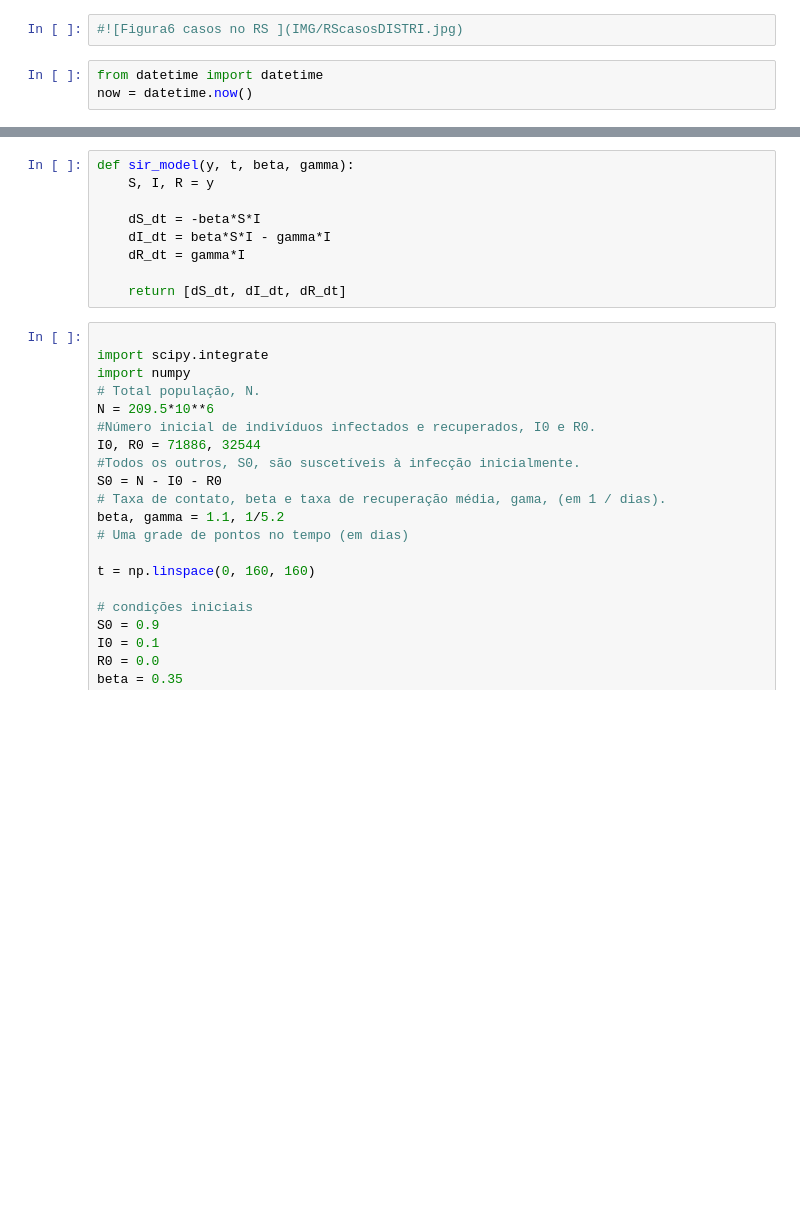
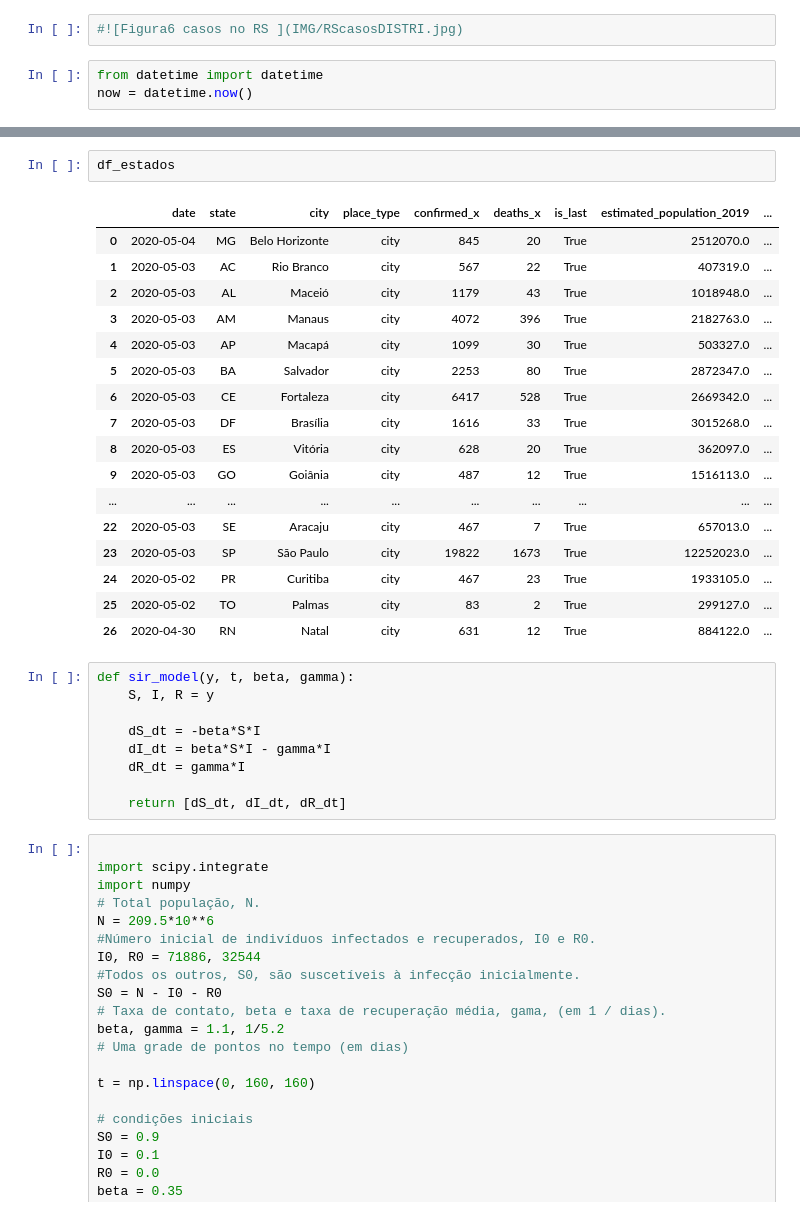
Before and after one commit to JonerMello/COVID19, a Jupyter notebook: COVID_19_Brasil.ipynb, the cells around one changed output, grey strips where cells are left out. Cells and saved outputs as stored; diff of their text form; blank space fills up the shorter version.

```diff
--- a/COVID_19_Brasil.ipynb
+++ b/COVID_19_Brasil.ipynb
@@ -750,3 +897,23 @@ Name: 3932, dtype: object
+# %%
+df_estados
+# %% [output]
+|  | date | state | city | place_type | confirmed_x | deaths_x | is_last | estimated_population_2019 | ... |
+| 0 | 2020-05-04 | MG | Belo Horizonte | city | 845 | 20 | True | 2512070.0 | ... |
+| 1 | 2020-05-03 | AC | Rio Branco | city | 567 | 22 | True | 407319.0 | ... |
+| 2 | 2020-05-03 | AL | Maceió | city | 1179 | 43 | True | 1018948.0 | ... |
+| 3 | 2020-05-03 | AM | Manaus | city | 4072 | 396 | True | 2182763.0 | ... |
+| 4 | 2020-05-03 | AP | Macapá | city | 1099 | 30 | True | 503327.0 | ... |
+| 5 | 2020-05-03 | BA | Salvador | city | 2253 | 80 | True | 2872347.0 | ... |
+| 6 | 2020-05-03 | CE | Fortaleza | city | 6417 | 528 | True | 2669342.0 | ... |
+| 7 | 2020-05-03 | DF | Brasília | city | 1616 | 33 | True | 3015268.0 | ... |
+| 8 | 2020-05-03 | ES | Vitória | city | 628 | 20 | True | 362097.0 | ... |
+| 9 | 2020-05-03 | GO | Goiânia | city | 487 | 12 | True | 1516113.0 | ... |
+| ... | ... | ... | ... | ... | ... | ... | ... | ... | ... |
+| 22 | 2020-05-03 | SE | Aracaju | city | 467 | 7 | True | 657013.0 | ... |
+| 23 | 2020-05-03 | SP | São Paulo | city | 19822 | 1673 | True | 12252023.0 | ... |
+| 24 | 2020-05-02 | PR | Curitiba | city | 467 | 23 | True | 1933105.0 | ... |
+| 25 | 2020-05-02 | TO | Palmas | city | 83 | 2 | True | 299127.0 | ... |
+| 26 | 2020-04-30 | RN | Natal | city | 631 | 12 | True | 884122.0 | ... |
 # %%
 def sir_model(y, t, beta, gamma):
     S, I, R = y
```
Also changed, not shown: parts of 20 cells of this notebook, 6 other files.
